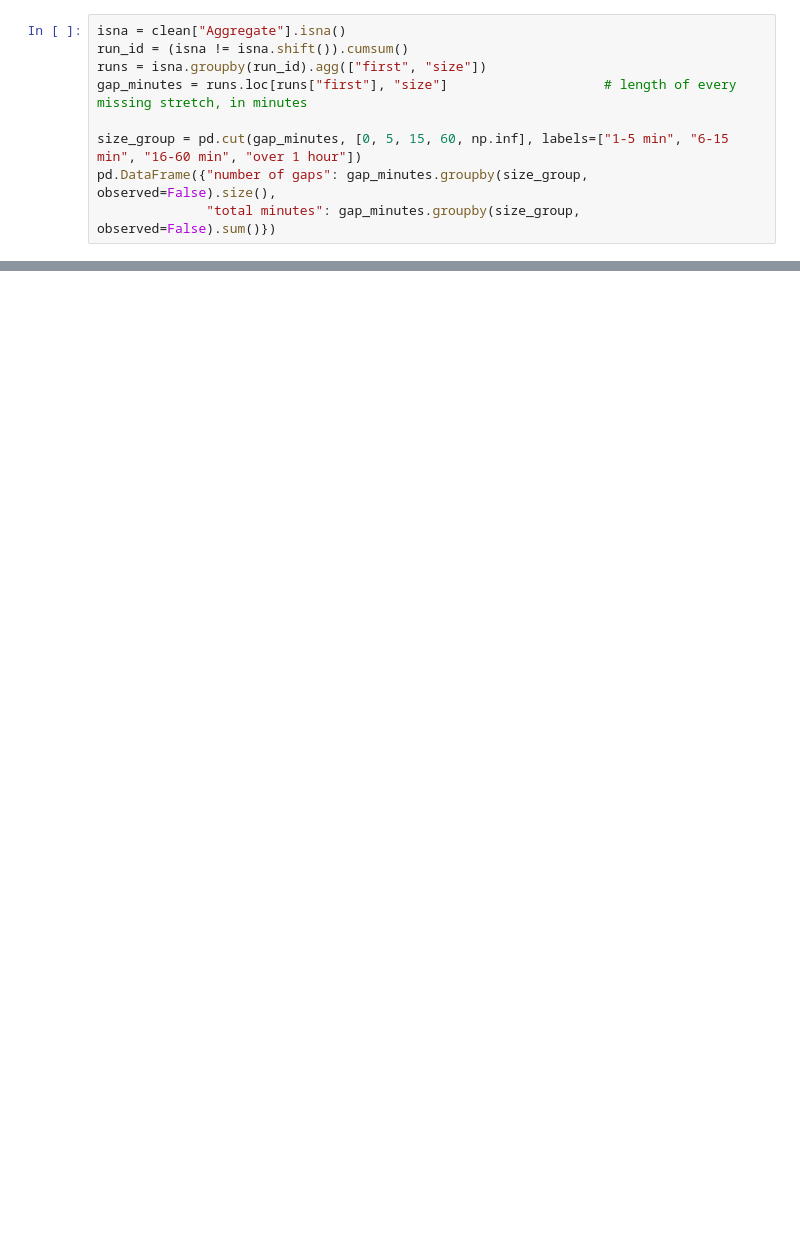
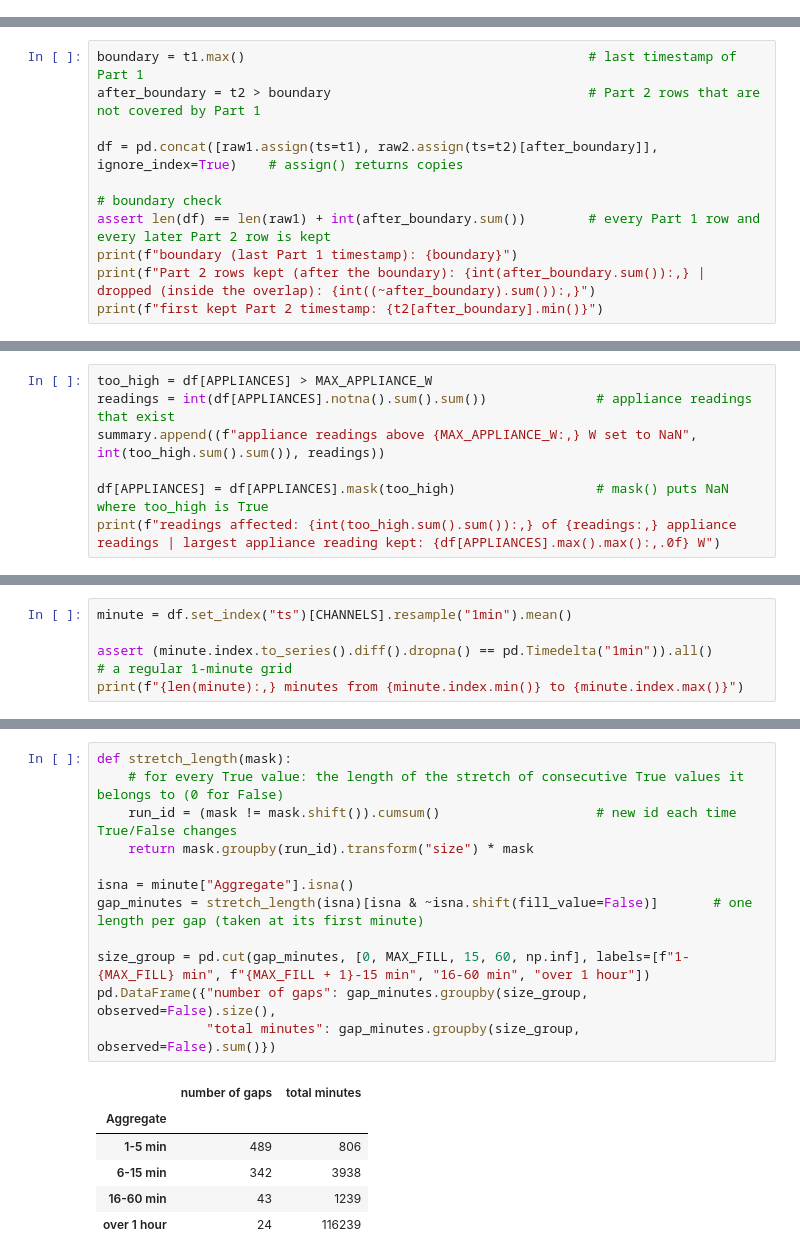
Before and after one commit to Devashish-Rawat1/REFIT_Disaggregation_Assignment, a Jupyter notebook: notebooks/02_cleaning.ipynb, the cells around one changed output, grey strips where cells are left out. Saved outputs shown, nothing was run; the diff lists cells and outputs as text; blank space fills up the shorter version.

```diff
--- a/notebooks/02_cleaning.ipynb
+++ b/notebooks/02_cleaning.ipynb
@@ -218,9 +0,0 @@ Why 5 minutes? Let's look at how long the missing stretches are:
-# %%
-isna = clean["Aggregate"].isna()
-run_id = (isna != isna.shift()).cumsum()
-runs = isna.groupby(run_id).agg(["first", "size"])
-gap_minutes = runs.loc[runs["first"], "size"]                    # length of every missing stretch, in minutes
-
-size_group = pd.cut(gap_minutes, [0, 5, 15, 60, np.inf], labels=["1-5 min", "6-15 min", "16-60 min", "over 1 hour"])
-pd.DataFrame({"number of gaps": gap_minutes.groupby(size_group, observed=False).size(),
-              "total minutes": gap_minutes.groupby(size_group, observed=False).sum()})
@@ -384,0 +66,11 @@ The big drop at the start of 2014 is the 41-day outage (Jan–Mar 2014). The oth
+# %%
+boundary = t1.max()                                            # last timestamp of Part 1
+after_boundary = t2 > boundary                                 # Part 2 rows that are not covered by Part 1
+
+df = pd.concat([raw1.assign(ts=t1), raw2.assign(ts=t2)[after_boundary]], ignore_index=True)    # assign() returns copies
+
+# boundary check
+assert len(df) == len(raw1) + int(after_boundary.sum())        # every Part 1 row and every later Part 2 row is kept
+print(f"boundary (last Part 1 timestamp): {boundary}")
+print(f"Part 2 rows kept (after the boundary): {int(after_boundary.sum()):,} | dropped (inside the overlap): {int((~after_boundary).sum()):,}")
+print(f"first kept Part 2 timestamp: {t2[after_boundary].min()}")
@@ -384,0 +116,7 @@ The big drop at the start of 2014 is the 41-day outage (Jan–Mar 2014). The oth
+# %%
+too_high = df[APPLIANCES] > MAX_APPLIANCE_W
+readings = int(df[APPLIANCES].notna().sum().sum())              # appliance readings that exist
+summary.append((f"appliance readings above {MAX_APPLIANCE_W:,} W set to NaN", int(too_high.sum().sum()), readings))
+
+df[APPLIANCES] = df[APPLIANCES].mask(too_high)                  # mask() puts NaN where too_high is True
+print(f"readings affected: {int(too_high.sum().sum()):,} of {readings:,} appliance readings | largest appliance reading kept: {df[APPLIANCES].max().max():,.0f} W")
@@ -384,0 +131,5 @@ The big drop at the start of 2014 is the 41-day outage (Jan–Mar 2014). The oth
+# %%
+minute = df.set_index("ts")[CHANNELS].resample("1min").mean()
+
+assert (minute.index.to_series().diff().dropna() == pd.Timedelta("1min")).all()      # a regular 1-minute grid
+print(f"{len(minute):,} minutes from {minute.index.min()} to {minute.index.max()}")
@@ -384,0 +142,19 @@ The big drop at the start of 2014 is the 41-day outage (Jan–Mar 2014). The oth
+# %%
+def stretch_length(mask):
+    # for every True value: the length of the stretch of consecutive True values it belongs to (0 for False)
+    run_id = (mask != mask.shift()).cumsum()                    # new id each time True/False changes
+    return mask.groupby(run_id).transform("size") * mask
+
+isna = minute["Aggregate"].isna()
+gap_minutes = stretch_length(isna)[isna & ~isna.shift(fill_value=False)]       # one length per gap (taken at its first minute)
+
+size_group = pd.cut(gap_minutes, [0, MAX_FILL, 15, 60, np.inf], labels=[f"1-{MAX_FILL} min", f"{MAX_FILL + 1}-15 min", "16-60 min", "over 1 hour"])
+pd.DataFrame({"number of gaps": gap_minutes.groupby(size_group, observed=False).size(),
+              "total minutes": gap_minutes.groupby(size_group, observed=False).sum()})
+# %% [output]
+|  | number of gaps | total minutes |
+| Aggregate |  |  |
+| 1-5 min | 489 | 806 |
+| 6-15 min | 342 | 3938 |
+| 16-60 min | 43 | 1239 |
+| over 1 hour | 24 | 116239 |
```
Also changed, not shown: parts of 62 cells of this notebook, 1 other file.
